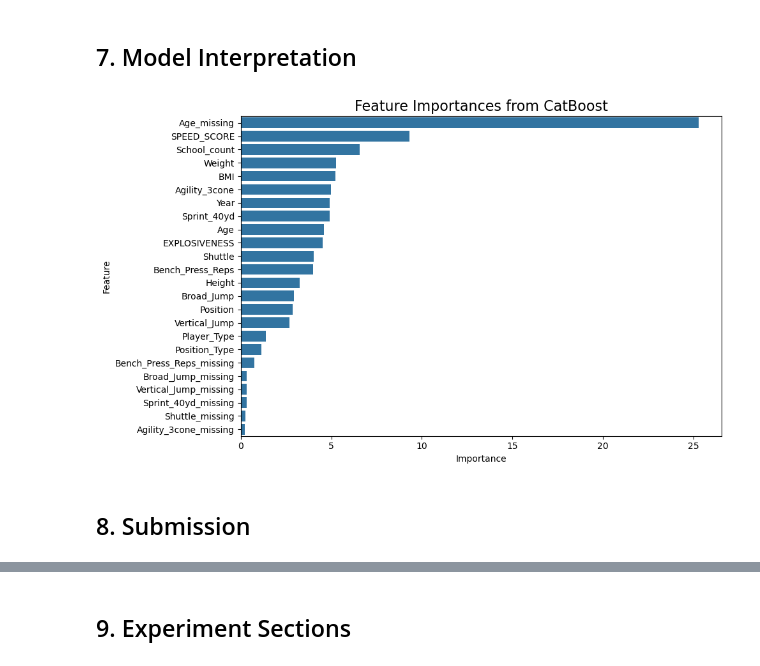
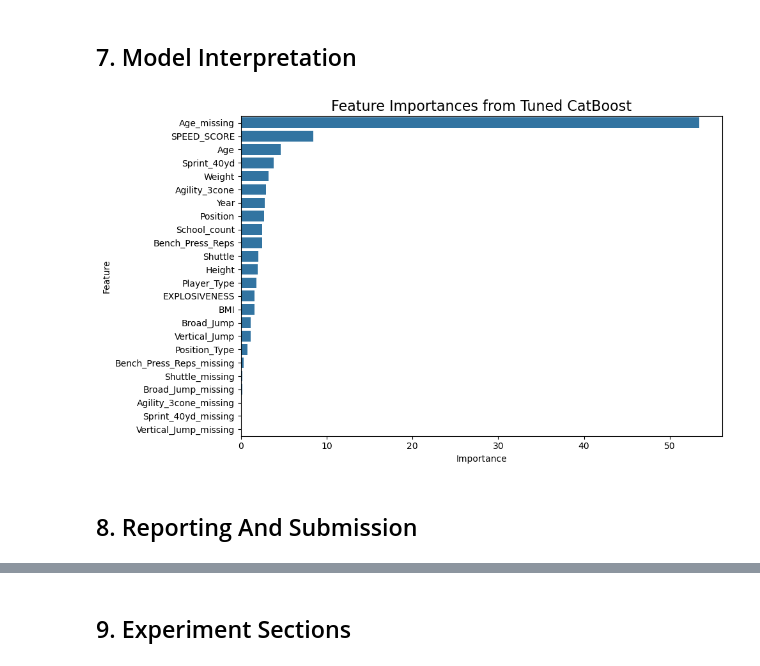
Before and after one commit to koushik0004/omnicampus-competition, a Jupyter notebook: competition_workbench.ipynb, the cells around one changed output, grey strips where cells are left out. Drawn from its saved outputs; the diff is of its cells as text; code cells hidden in the pictures.

Commit message:
execution | Phase 11: Tune Current Best Model And Promote Improvements | workbench.ipynb file setup with optuna

```diff
--- a/competition_workbench.ipynb
+++ b/competition_workbench.ipynb
@@ -388,18 +416,18 @@ Selected model: CatBoost
 # %%
 feature_importances = pd.DataFrame({
     'Feature': X.columns,
-    'Importance': model.feature_importances_
+    'Importance': final_model.feature_importances_
 }).sort_values(by='Importance', ascending=False)
 
 plt.figure(figsize=(10, 6))
 sns.barplot(data=feature_importances, x='Importance', y='Feature')
-plt.title(f'Feature Importances from {selected_model_name}', fontsize=16)
+plt.title(f'Feature Importances from {selected_label}', fontsize=16)
 plt.xlabel('Importance')
 plt.ylabel('Feature')
 plt.tight_layout()
 plt.show()
 # %% [output]
-[figure, old version]
+[figure, new version]
 # %% [markdown]
-## 8. Submission
+## 8. Reporting And Submission
 # %%
```
Also changed, not shown: parts of 4 cells of this notebook, 3 other files.
